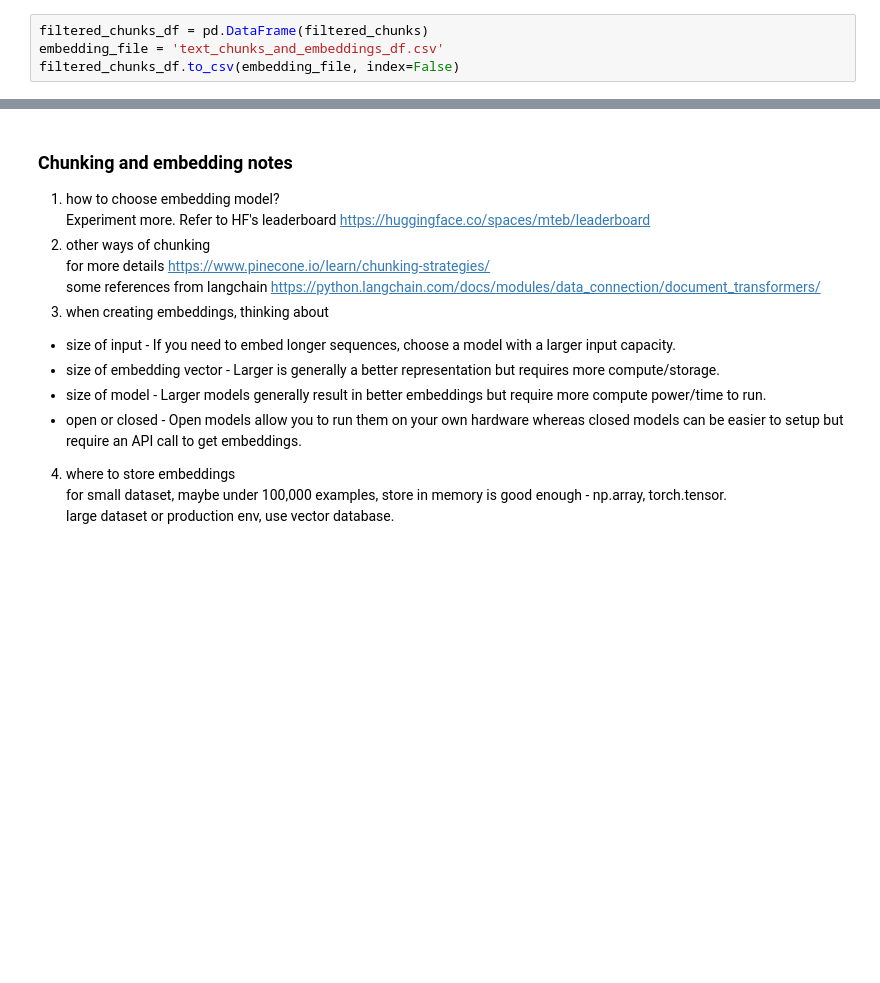
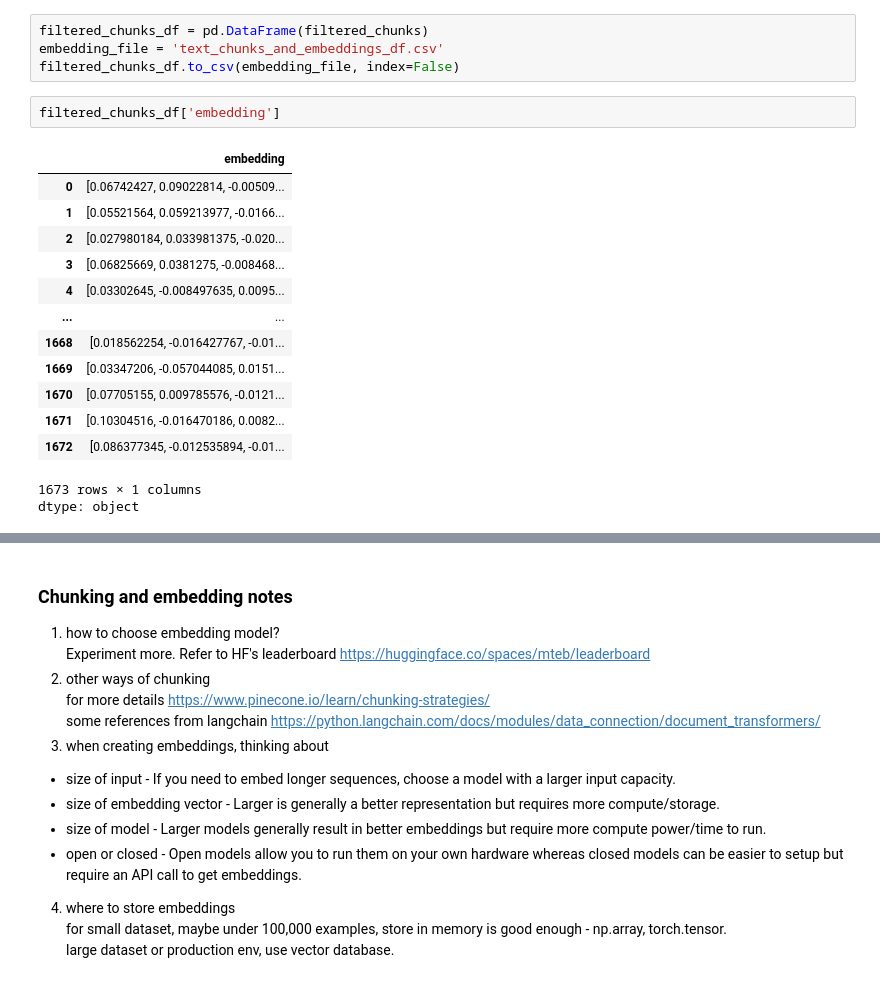
Before and after one commit to LinjingBi/RAG_examples, a Jupyter notebook: from_scratch/RAG_from_scratch.ipynb, the cells around one changed output, grey strips where cells are left out. Cells and saved outputs as stored; diff of their text form; blank space fills up the shorter version.

```diff
--- a/from_scratch/RAG_from_scratch.ipynb
+++ b/from_scratch/RAG_from_scratch.ipynb
@@ -263,3 +266,20 @@ Since we only have less than 2000 embeddings, a csv file is enough.
 filtered_chunks_df = pd.DataFrame(filtered_chunks)
 embedding_file = 'text_chunks_and_embeddings_df.csv'
 filtered_chunks_df.to_csv(embedding_file, index=False)
+# %%
+filtered_chunks_df['embedding']
+# %% [output]
+|  | embedding |
+| 0 | [0.06742427, 0.09022814, -0.00509... |
+| 1 | [0.05521564, 0.059213977, -0.0166... |
+| 2 | [0.027980184, 0.033981375, -0.020... |
+| 3 | [0.06825669, 0.0381275, -0.008468... |
+| 4 | [0.03302645, -0.008497635, 0.0095... |
+| ... | ... |
+| 1668 | [0.018562254, -0.016427767, -0.01... |
+| 1669 | [0.03347206, -0.057044085, 0.0151... |
+| 1670 | [0.07705155, 0.009785576, -0.0121... |
+| 1671 | [0.10304516, -0.016470186, 0.0082... |
+| 1672 | [0.086377345, -0.012535894, -0.01... |
+1673 rows × 1 columns
+dtype: object
```
Also changed, not shown: parts of 14 cells of this notebook.
